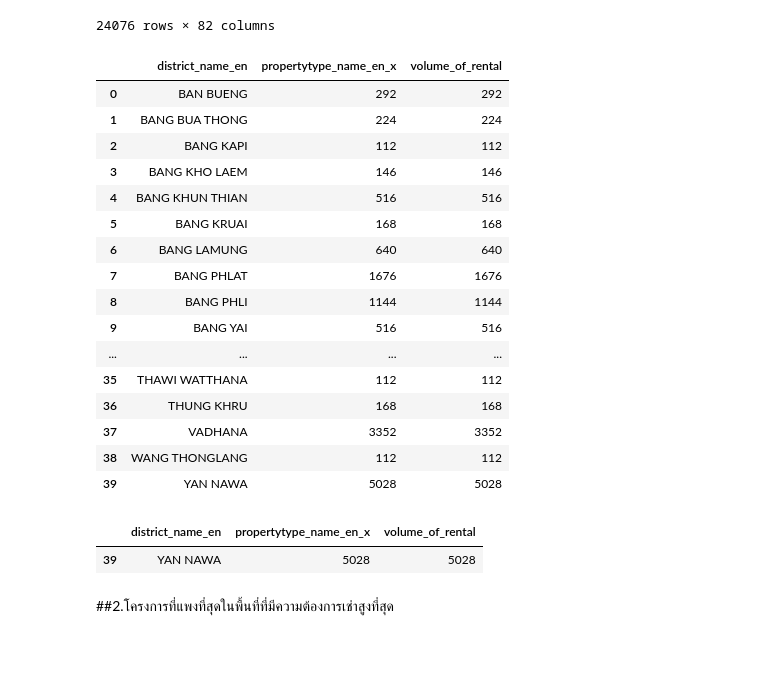
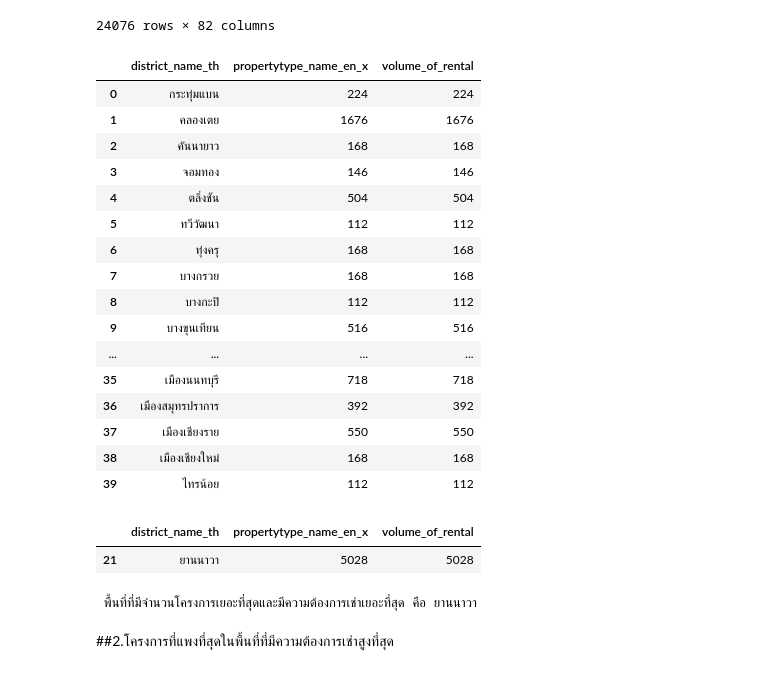
Before and after one commit to chutimaq/BasicProg_DataViz65, a Jupyter notebook: midterm65.ipynb, the cells around one changed output. Drawn from its saved outputs; the diff is of its cells as text; code cells hidden in the pictures.

```diff
--- a/midterm65.ipynb
+++ b/midterm65.ipynb
@@ -181,29 +181,29 @@ unit_rent_project
 | 24075 | 34649 | unittype_20691 | project_8095 | Penthouse | 2 | Condo | ... |
 24076 rows × 82 columns
 # %%
-ar = unit_rent_project.groupby('district_name_en')[['propertytype_name_en_x' ,'volume_of_rental']].count().reset_index()
+ar = unit_rent_project.groupby('district_name_th')[['propertytype_name_en_x' ,'volume_of_rental']].count().reset_index()
 ar
 # %% [output]
-|  | district_name_en | propertytype_name_en_x | volume_of_rental |
-| 0 | BAN BUENG | 292 | 292 |
-| 1 | BANG BUA THONG | 224 | 224 |
-| 2 | BANG KAPI | 112 | 112 |
-| 3 | BANG KHO LAEM | 146 | 146 |
-| 4 | BANG KHUN THIAN | 516 | 516 |
-| 5 | BANG KRUAI | 168 | 168 |
-| 6 | BANG LAMUNG | 640 | 640 |
-| 7 | BANG PHLAT | 1676 | 1676 |
-| 8 | BANG PHLI | 1144 | 1144 |
-| 9 | BANG YAI | 516 | 516 |
+|  | district_name_th | propertytype_name_en_x | volume_of_rental |
+| 0 | กระทุ่มแบน | 224 | 224 |
+| 1 | คลองเตย | 1676 | 1676 |
+| 2 | คันนายาว | 168 | 168 |
+| 3 | จอมทอง | 146 | 146 |
+| 4 | ตลิ่งชัน | 504 | 504 |
+| 5 | ทวีวัฒนา | 112 | 112 |
+| 6 | ทุ่งครุ | 168 | 168 |
+| 7 | บางกรวย | 168 | 168 |
+| 8 | บางกะปิ | 112 | 112 |
+| 9 | บางขุนเทียน | 516 | 516 |
 | ... | ... | ... | ... |
-| 35 | THAWI WATTHANA | 112 | 112 |
-| 36 | THUNG KHRU | 168 | 168 |
-| 37 | VADHANA | 3352 | 3352 |
-| 38 | WANG THONGLANG | 112 | 112 |
-| 39 | YAN NAWA | 5028 | 5028 |
+| 35 | เมืองนนทบุรี | 718 | 718 |
+| 36 | เมืองสมุทรปราการ | 392 | 392 |
+| 37 | เมืองเชียงราย | 550 | 550 |
+| 38 | เมืองเชียงใหม่ | 168 | 168 |
+| 39 | ไทรน้อย | 112 | 112 |
 # %%
-ar_f = ar[ar['propertytype_name_en_x']==ar['volume_of_rental'].max()]
-ar_f
+ar1= ar[ar['propertytype_name_en_x']==ar['volume_of_rental'].max()]
+ar1
 # %% [output]
-|  | district_name_en | propertytype_name_en_x | volume_of_rental |
-| 39 | YAN NAWA | 5028 | 5028 |
+|  | district_name_th | propertytype_name_en_x | volume_of_rental |
+| 21 | ยานนาวา | 5028 | 5028 |
@@ -210,3 +212,7 @@ ar_f
+# %%
+print(f' พื้นที่ที่มีจำนวนโครงการเยอะที่สุดและมีความต้องการเช่าเยอะที่สุด คือ {ar_f}')
+# %% [output]
+ พื้นที่ที่มีจำนวนโครงการเยอะที่สุดและมีความต้องการเช่าเยอะที่สุด คือ ยานนาวา
 # %% [markdown]
 ##2.โครงการที่แพงที่สุดในพื้นที่ที่มีความต้องการเช่าสูงที่สุด
 # %%
```
Also changed, not shown: parts of 1 cell of this notebook.
